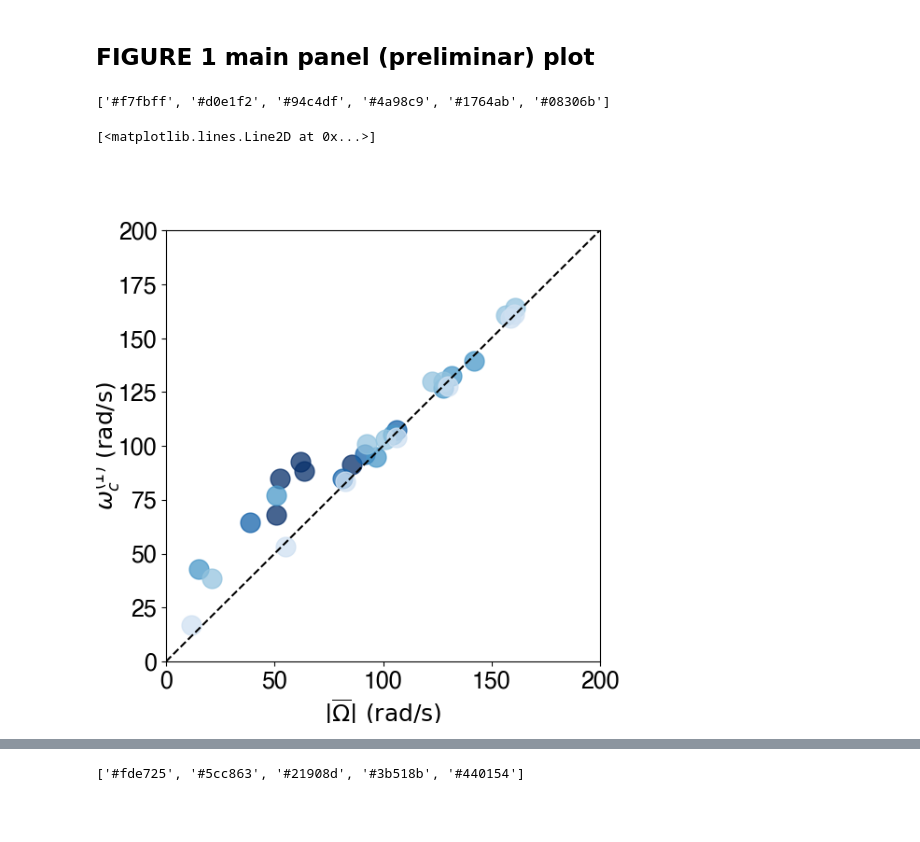
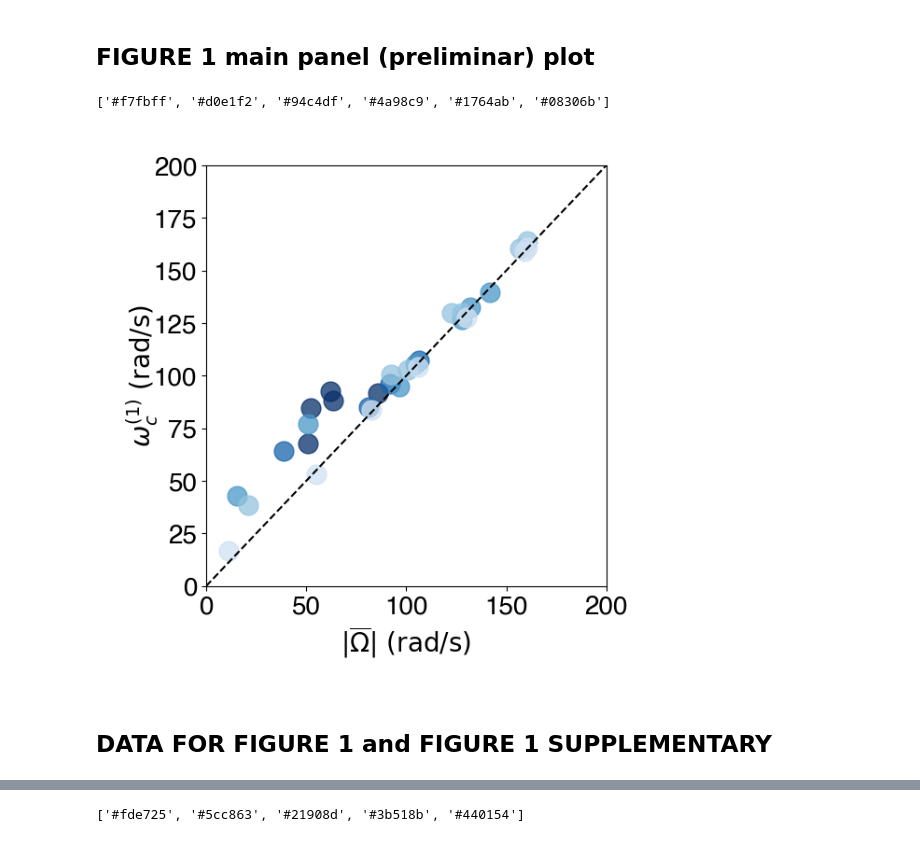
Before and after one commit to fvegar/blades, a Jupyter notebook: correlations_matrix.ipynb, the cells around one changed output, grey strips where cells are left out. Cells and saved outputs as stored; diff of their text form; code cells hidden in the pictures; blank space fills up the shorter version.

Commit message:
automated production of prl_comment figures

```diff
--- a/correlations_matrix.ipynb
+++ b/correlations_matrix.ipynb
@@ -315,35 +295,35 @@ Av_w_55 = np.array( [ [8.079, 10.80], [8.34, 13.50], [9.885, 10.81], [10.10, 13.
 # %% [markdown]
 ## FIGURE 1 main panel (preliminar) plot
 # %%
-plt.figure(9, figsize =(6, 6))
+plt.figure(3, figsize =(6, 6))
 
 plt.xlabel( r'$|\overline{\Omega}|~\mathrm{(rad/s)}$' )
-plt.ylabel( r'$\omega_c^{(1)}~\mathrm{(rad/s)}$', labelpad=-4)
+plt.ylabel( r'$\omega_c^{(1)}~\mathrm{(rad/s)}$', labelpad=-5)
 
 plt.ylim(0,200)
 plt.xlim(0,200)
 max0 = 200
 
 color1=mcp.gen_color(cmap="Blues",n=6)
 print(color1)
 plt.plot(Aw_w_55.T[0]*2*np.pi, Aw_w_55.T[1] * 2*np.pi, '.', c=color1[-1], ms=30, alpha=0.75 )
 #plt.plot(Av_w_55.T[0]*2*np.pi, Av_w_55.T[1] * 2*np.pi, '.', c='b', ms=30, alpha=0.8, fillstyle='none' )
 
 plt.plot(Aw_w_45.T[0]*2*np.pi, Aw_w_45.T[1] * 2*np.pi, '.', c=color1[-2], ms=30, alpha=0.75)
 #plt.plot(Av_w_45.T[0]*2*np.pi, Av_w_45.T[1] * 2*np.pi, '.', c='b', ms=30, alpha=0.6, fillstyle='none' )
 
 plt.plot(Aw_w_25.T[0]*2*np.pi, Aw_w_25.T[1] * 2*np.pi, '.', c=color1[-3], ms=30, alpha=0.75 )
 #plt.plot(Av_w_25.T[0]*2*np.pi, Av_w_25.T[1] * 2*np.pi, '.', c='b', ms=30, alpha=0.4, fillstyle='none' )
 
 plt.plot(Aw_w_10.T[0]*2*np.pi, Aw_w_10.T[1] * 2*np.pi, '.', c=color1[-4], ms=30, alpha=0.75 )
 #plt.plot(Av_w_25.T[0]*2*np.pi, Av_w_25.T[1] * 2*np.pi, '.', c='b', ms=30, alpha=0.4, fillstyle='none' )
 
 plt.plot(Aw_w_03.T[0]*2*np.pi, Aw_w_03.T[1] * 2*np.pi, '.', c=color1[-5], ms=30, alpha=0.75 )
 #plt.plot(Av_w_25.T[0]*2*np.pi, Av_w_25.T[1] * 2*np.pi, '.', c='b', ms=30, alpha=0.4, fillstyle='none' )
 
 plt.plot(np.linspace(0,1.2*max0),np.linspace(0,1.2*max0), '--', c='k' )
+plt.tight_layout()
 # %% [output]
 ['#f7fbff', '#d0e1f2', '#94c4df', '#4a98c9', '#1764ab', '#08306b']
-[<matplotlib.lines.Line2D at 0x...>]
-[figure, old version]
+[figure, new version]
 # %%
@@ -351 +331,3 @@ plt.close(9)
+# %% [markdown]
+## DATA FOR FIGURE 1 and FIGURE 1 SUPPLEMENTARY
 # %%
```
Also changed, not shown: parts of 32 cells of this notebook.
